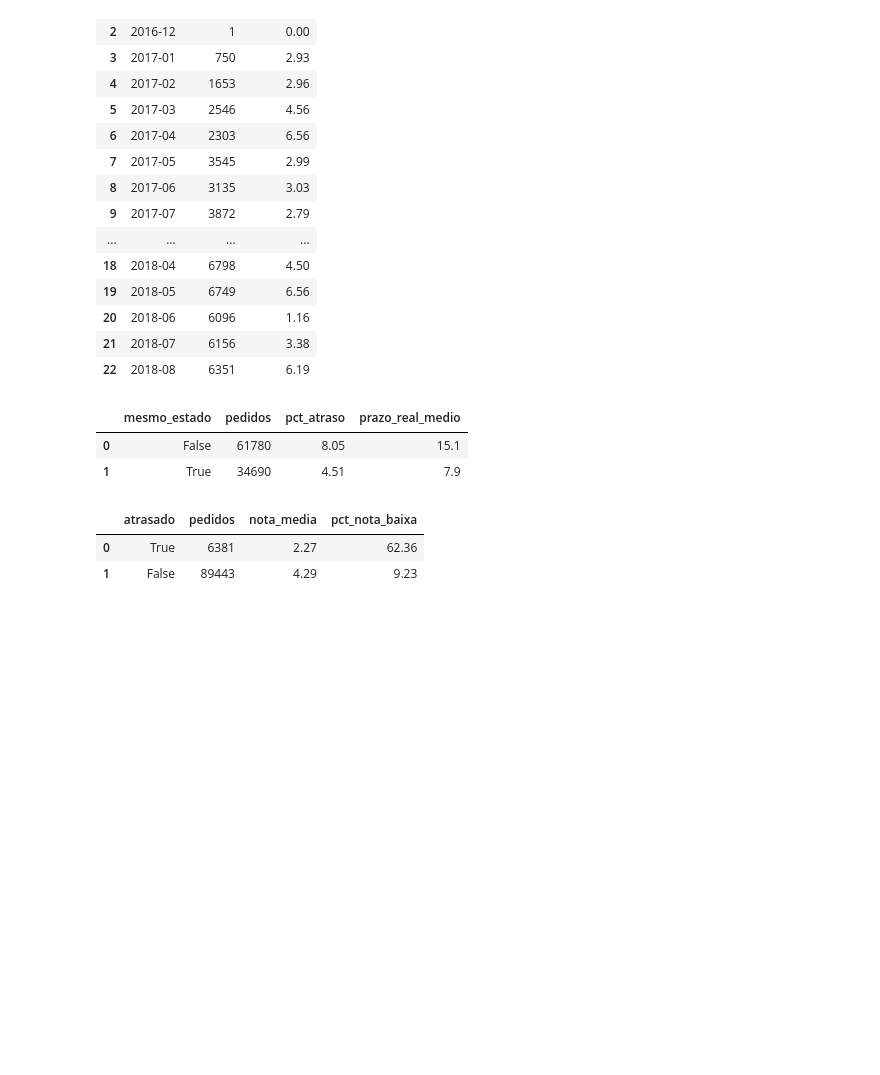
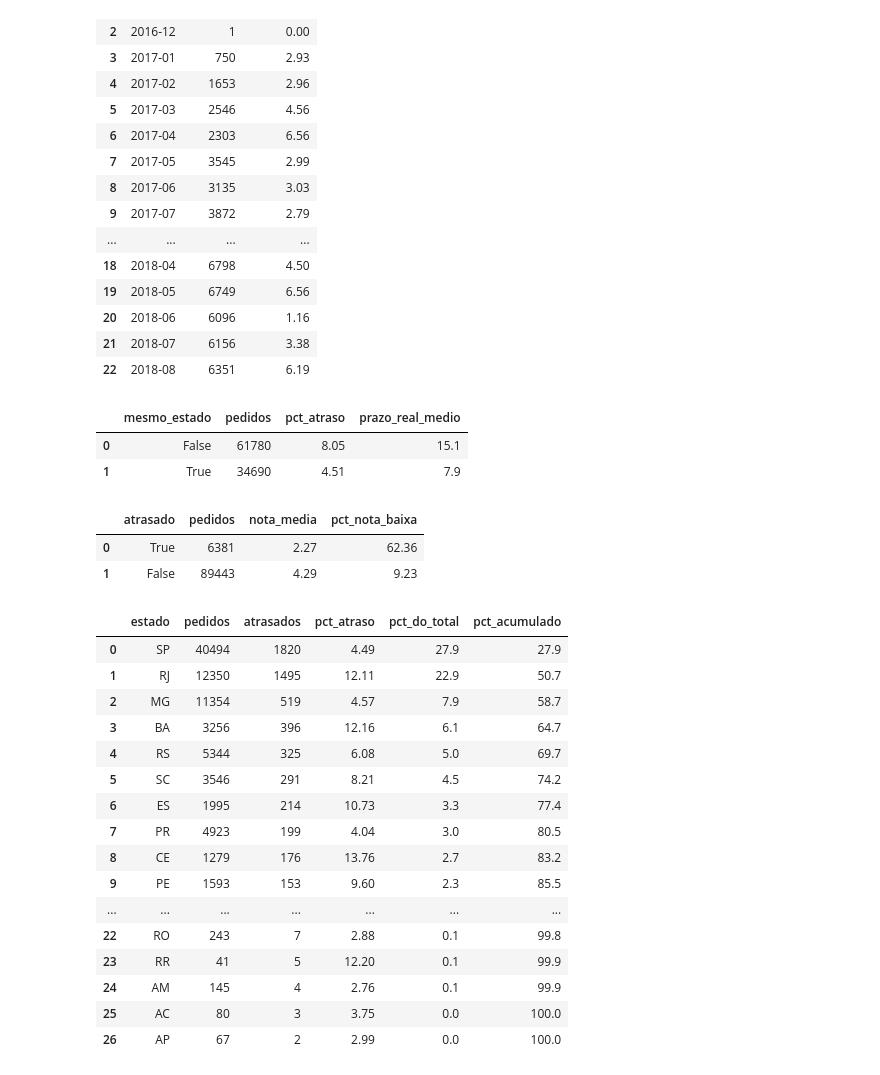
Before and after one commit to Luis-Filipe-Santos/olist-delivery-delay, a Jupyter notebook: notebooks/02_analise_atraso.ipynb, the cells around one changed output. Drawn from its saved outputs; the diff is of its cells as text; code cells hidden in the pictures; blank space fills up the shorter version.

```diff
--- a/notebooks/02_analise_atraso.ipynb
+++ b/notebooks/02_analise_atraso.ipynb
@@ -104,3 +104,36 @@ GROUP BY 1
 |  | atrasado | pedidos | nota_media | pct_nota_baixa |
 | 0 | True | 6381 | 2.27 | 62.36 |
 | 1 | False | 89443 | 4.29 | 9.23 |
+# %%
+con.sql("""
+WITH e AS (
+  SELECT customer_state AS estado, COUNT(*) AS pedidos,
+         COUNT(*) FILTER (WHERE atrasado) AS atrasados
+  FROM analitica_pedidos GROUP BY 1
+)
+SELECT estado, pedidos, atrasados,
+  ROUND(100.0 * atrasados / pedidos, 2) AS pct_atraso,
+  ROUND(100.0 * atrasados / SUM(atrasados) OVER (), 1) AS pct_do_total,
+  ROUND(100.0 * SUM(atrasados) OVER (ORDER BY atrasados DESC
+        ROWS BETWEEN UNBOUNDED PRECEDING AND CURRENT ROW)
+        / SUM(atrasados) OVER (), 1) AS pct_acumulado
+FROM e ORDER BY atrasados DESC
+""").df()
+# %% [output]
+|  | estado | pedidos | atrasados | pct_atraso | pct_do_total | pct_acumulado |
+| 0 | SP | 40494 | 1820 | 4.49 | 27.9 | 27.9 |
+| 1 | RJ | 12350 | 1495 | 12.11 | 22.9 | 50.7 |
+| 2 | MG | 11354 | 519 | 4.57 | 7.9 | 58.7 |
+| 3 | BA | 3256 | 396 | 12.16 | 6.1 | 64.7 |
+| 4 | RS | 5344 | 325 | 6.08 | 5.0 | 69.7 |
+| 5 | SC | 3546 | 291 | 8.21 | 4.5 | 74.2 |
+| 6 | ES | 1995 | 214 | 10.73 | 3.3 | 77.4 |
+| 7 | PR | 4923 | 199 | 4.04 | 3.0 | 80.5 |
+| 8 | CE | 1279 | 176 | 13.76 | 2.7 | 83.2 |
+| 9 | PE | 1593 | 153 | 9.60 | 2.3 | 85.5 |
+| ... | ... | ... | ... | ... | ... | ... |
+| 22 | RO | 243 | 7 | 2.88 | 0.1 | 99.8 |
+| 23 | RR | 41 | 5 | 12.20 | 0.1 | 99.9 |
+| 24 | AM | 145 | 4 | 2.76 | 0.1 | 99.9 |
+| 25 | AC | 80 | 3 | 3.75 | 0.0 | 100.0 |
+| 26 | AP | 67 | 2 | 2.99 | 0.0 | 100.0 |
```
Also changed, not shown: parts of 8 cells of this notebook, 3 other files.
